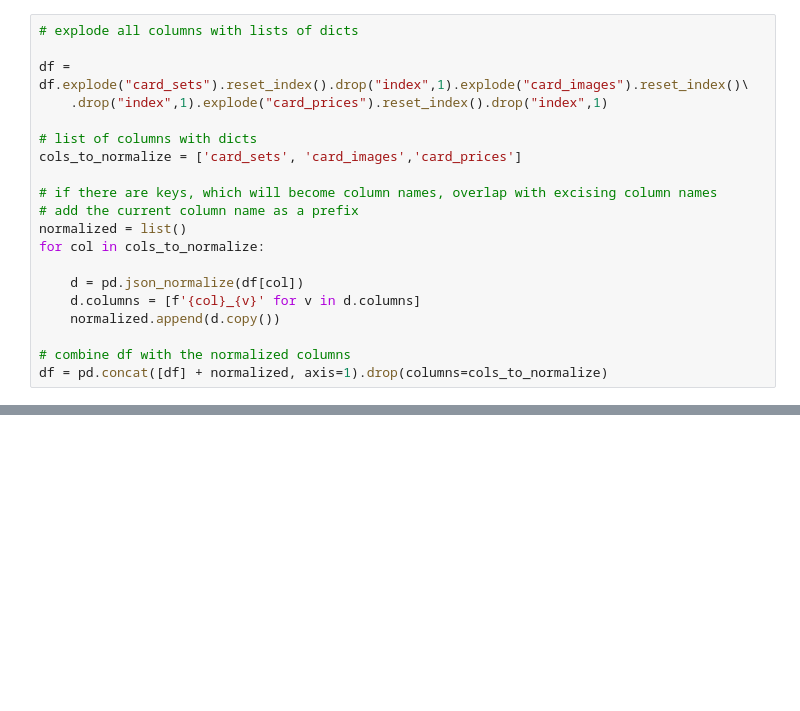
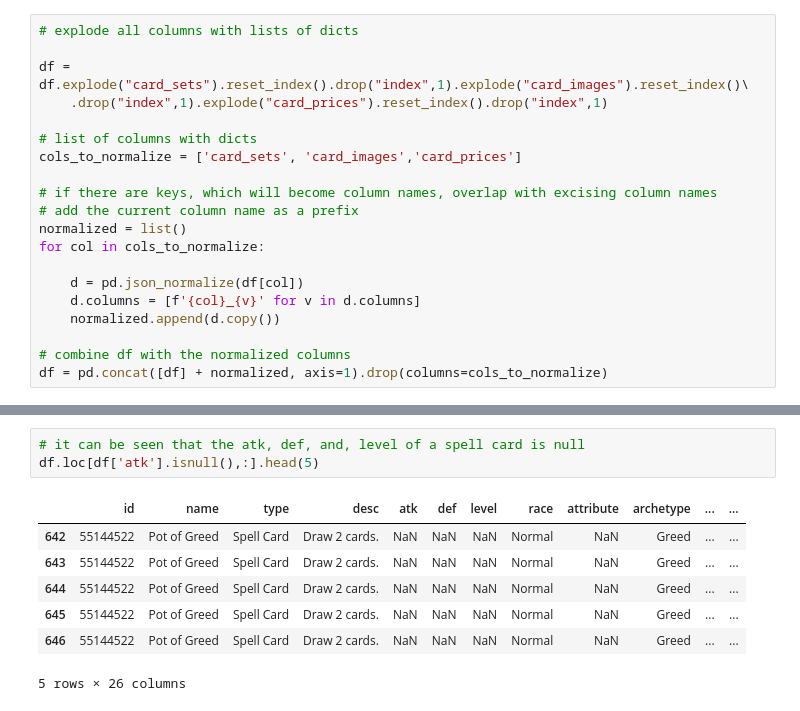
Before and after one commit to vrieza/yugioh-public-api-data-enrichment, a Jupyter notebook: Testing.ipynb, the cells around one changed output, grey strips where cells are left out. Cells and saved outputs as stored; diff of their text form; blank space fills up the shorter version.

```diff
--- a/Testing.ipynb
+++ b/Testing.ipynb
@@ -175,0 +234,11 @@ df
+# %%
+# it can be seen that the atk, def, and, level of a spell card is null
+df.loc[df['atk'].isnull(),:].head(5)
+# %% [output]
+|  | id | name | type | desc | atk | def | level | race | attribute | archetype | ... | ... |
+| 642 | 55144522 | Pot of Greed | Spell Card | Draw 2 cards. | NaN | NaN | NaN | Normal | NaN | Greed | ... | ... |
+| 643 | 55144522 | Pot of Greed | Spell Card | Draw 2 cards. | NaN | NaN | NaN | Normal | NaN | Greed | ... | ... |
+| 644 | 55144522 | Pot of Greed | Spell Card | Draw 2 cards. | NaN | NaN | NaN | Normal | NaN | Greed | ... | ... |
+| 645 | 55144522 | Pot of Greed | Spell Card | Draw 2 cards. | NaN | NaN | NaN | Normal | NaN | Greed | ... | ... |
+| 646 | 55144522 | Pot of Greed | Spell Card | Draw 2 cards. | NaN | NaN | NaN | Normal | NaN | Greed | ... | ... |
+5 rows × 26 columns
```
Also changed, not shown: parts of 16 cells of this notebook.
